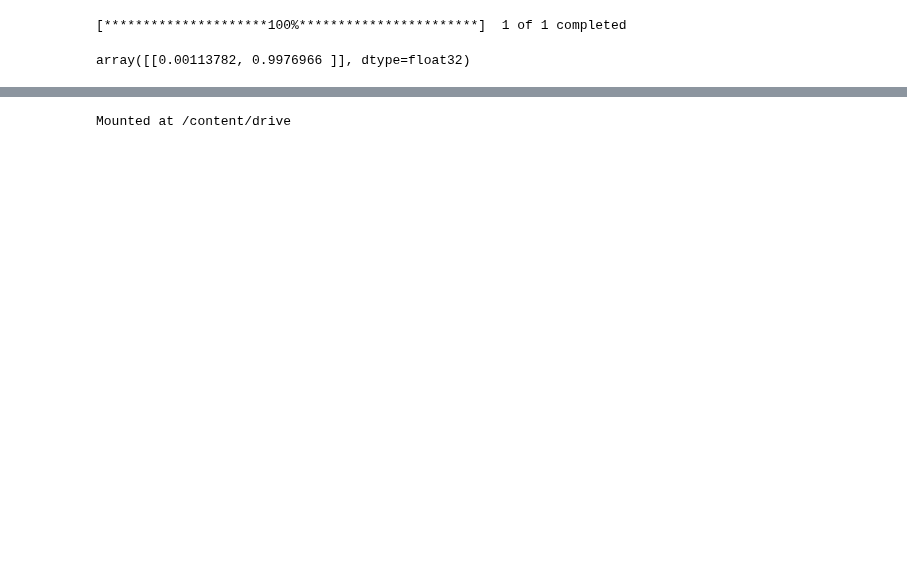
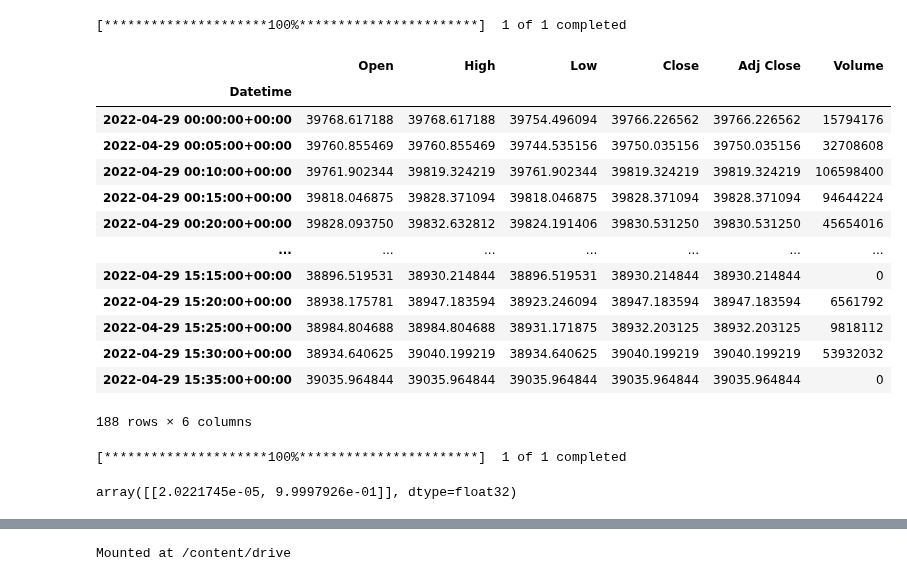
Before and after one commit to aliprg0/Google_Colab, a Jupyter notebook: CM_8G3.ipynb, the cells around one changed output, grey strips where cells are left out. Cells and saved outputs as stored; diff of their text form; code cells hidden in the pictures; blank space fills up the shorter version.

```diff
--- a/CM_8G3.ipynb
+++ b/CM_8G3.ipynb
@@ -403,5 +558,21 @@ model.save("monthly_crypto_96_xbv85.h5")
 # %%
-data = yf.download("btc-usd",period="1d",interval="5m")
+data = yf.download("btc-usd",period="1d",interval="15m")
 data
+# %% [output]
+[*********************100%***********************]  1 of 1 completed
+|  | Open | High | Low | Close | Adj Close | Volume |
+| Datetime |  |  |  |  |  |  |
+| 2022-04-29 00:00:00+00:00 | 39768.617188 | 39768.617188 | 39754.496094 | 39766.226562 | 39766.226562 | 15794176 |
+| 2022-04-29 00:05:00+00:00 | 39760.855469 | 39760.855469 | 39744.535156 | 39750.035156 | 39750.035156 | 32708608 |
+| 2022-04-29 00:10:00+00:00 | 39761.902344 | 39819.324219 | 39761.902344 | 39819.324219 | 39819.324219 | 106598400 |
+| 2022-04-29 00:15:00+00:00 | 39818.046875 | 39828.371094 | 39818.046875 | 39828.371094 | 39828.371094 | 94644224 |
+| 2022-04-29 00:20:00+00:00 | 39828.093750 | 39832.632812 | 39824.191406 | 39830.531250 | 39830.531250 | 45654016 |
+| ... | ... | ... | ... | ... | ... | ... |
+| 2022-04-29 15:15:00+00:00 | 38896.519531 | 38930.214844 | 38896.519531 | 38930.214844 | 38930.214844 | 0 |
+| 2022-04-29 15:20:00+00:00 | 38938.175781 | 38947.183594 | 38923.246094 | 38947.183594 | 38947.183594 | 6561792 |
+| 2022-04-29 15:25:00+00:00 | 38984.804688 | 38984.804688 | 38931.171875 | 38932.203125 | 38932.203125 | 9818112 |
+| 2022-04-29 15:30:00+00:00 | 38934.640625 | 39040.199219 | 38934.640625 | 39040.199219 | 39040.199219 | 53932032 |
+| 2022-04-29 15:35:00+00:00 | 39035.964844 | 39035.964844 | 39035.964844 | 39035.964844 | 39035.964844 | 0 |
+188 rows × 6 columns
 # %%
 def process_for_prediction(data):
@@ -558,9 +867,9 @@ def make_prediction(symbol,timeframe):
     ddata = process_for_prediction(data)
     return(model.predict(ddata))
 # %%
-make_prediction("btc-usd","1d")
+make_prediction("btc-usd","15m")
 # %% [output]
 [*********************100%***********************]  1 of 1 completed
-array([[0.00113782, 0.9976966 ]], dtype=float32)
+array([[2.0221745e-05, 9.9997926e-01]], dtype=float32)
 # %%
 def process_for_prediction(data):
```
Also changed, not shown: parts of 12 cells of this notebook.
